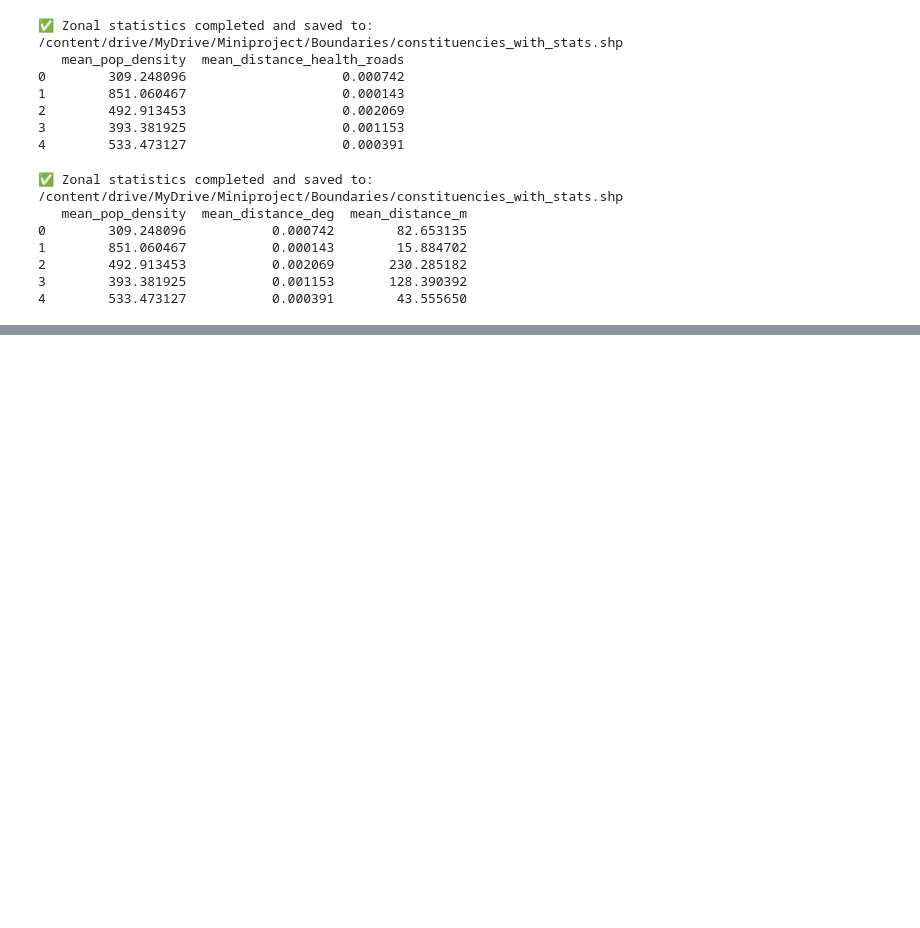
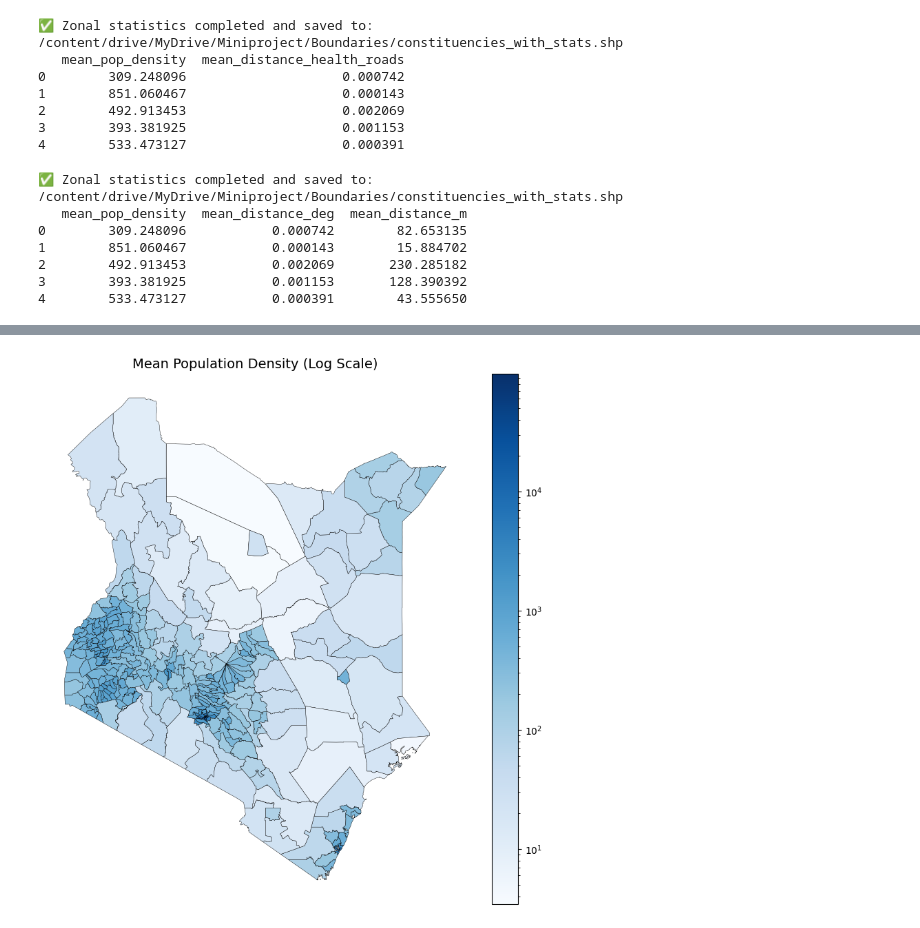
Before and after one commit to jamesmuiru/mlfccourse, a Jupyter notebook: Healthcare_Infrastructure_Optimization_in_Central_Kenya.ipynb, the cells around one changed output, grey strips where cells are left out. Cells and saved outputs as stored; diff of their text form; code cells hidden in the pictures; blank space fills up the shorter version.

```diff
--- a/Healthcare_Infrastructure_Optimization_in_Central_Kenya.ipynb
+++ b/Healthcare_Infrastructure_Optimization_in_Central_Kenya.ipynb
@@ -643,0 +677,27 @@ print(gdf_const[["mean_pop_density", "mean_distance_deg", "mean_distance_m"]].he
+# %%
+import geopandas as gpd
+import matplotlib.pyplot as plt
+import numpy as np
+import matplotlib.colors as colors
+
+# Load shapefile
+gdf_const = gpd.read_file(output_shapefile)
+
+# Plot with log scale
+fig, ax = plt.subplots(figsize=(10, 10))
+gdf_const.plot(
+    column="mean_pop_d",
+    cmap="Blues",
+    norm=colors.LogNorm(vmin=gdf_const["mean_pop_d"].min()+1,
+                        vmax=gdf_const["mean_pop_d"].max()),
+    legend=True,
+    edgecolor="black",
+    linewidth=0.3,
+    ax=ax
+)
+
+ax.set_title("Mean Population Density (Log Scale)", fontsize=14)
+ax.set_axis_off()
+plt.show()
+# %% [output]
+[figure, added]
```
Also changed, not shown: parts of 2 cells of this notebook.
